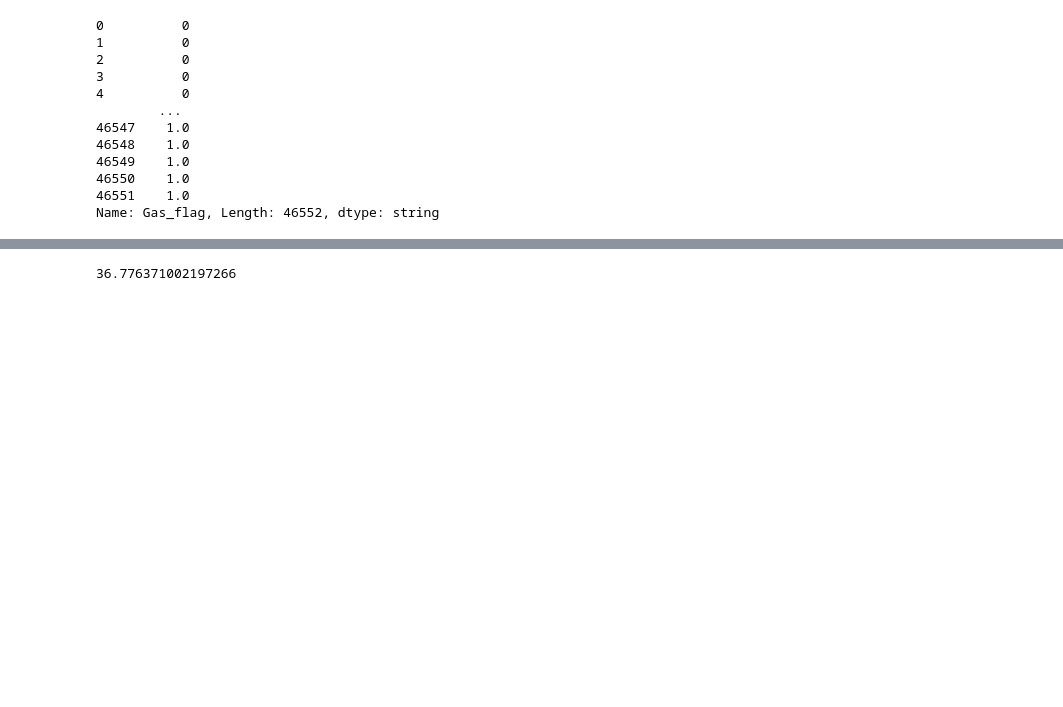
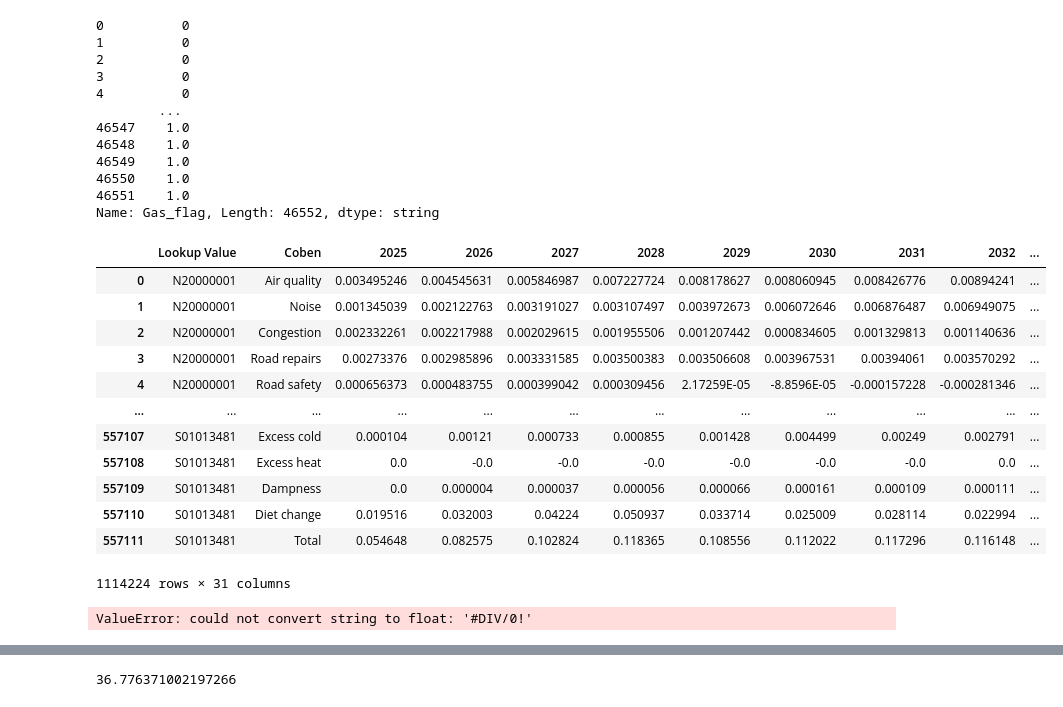
Before and after one commit to gwennan/CoBenefits, a Jupyter notebook: dataProcess.ipynb, the cells around one changed output, grey strips where cells are left out. Drawn from its saved outputs; the diff is of its cells as text; code cells hidden in the pictures; blank space fills up the shorter version.

```diff
--- a/dataProcess.ipynb
+++ b/dataProcess.ipynb
@@ -94,5 +98,21 @@ for i, scenario in enumerate(all_scenarios):
     dfs.append(df_one_scenario)
 df = pd.concat(dfs, axis=0)
 del dfs
+# %%
+df
+# %% [output]
+|  | Lookup Value | Coben | 2025 | 2026 | 2027 | 2028 | 2029 | 2030 | 2031 | 2032 | ... |
+| 0 | N20000001 | Air quality | 0.003495246 | 0.004545631 | 0.005846987 | 0.007227724 | 0.008178627 | 0.008060945 | 0.008426776 | 0.00894241 | ... |
+| 1 | N20000001 | Noise | 0.001345039 | 0.002122763 | 0.003191027 | 0.003107497 | 0.003972673 | 0.006072646 | 0.006876487 | 0.006949075 | ... |
+| 2 | N20000001 | Congestion | 0.002332261 | 0.002217988 | 0.002029615 | 0.001955506 | 0.001207442 | 0.000834605 | 0.001329813 | 0.001140636 | ... |
+| 3 | N20000001 | Road repairs | 0.00273376 | 0.002985896 | 0.003331585 | 0.003500383 | 0.003506608 | 0.003967531 | 0.00394061 | 0.003570292 | ... |
+| 4 | N20000001 | Road safety | 0.000656373 | 0.000483755 | 0.000399042 | 0.000309456 | 2.17259E-05 | -8.8596E-05 | -0.000157228 | -0.000281346 | ... |
+| ... | ... | ... | ... | ... | ... | ... | ... | ... | ... | ... | ... |
+| 557107 | S01013481 | Excess cold | 0.000104 | 0.00121 | 0.000733 | 0.000855 | 0.001428 | 0.004499 | 0.00249 | 0.002791 | ... |
+| 557108 | S01013481 | Excess heat | 0.0 | -0.0 | -0.0 | -0.0 | -0.0 | -0.0 | -0.0 | 0.0 | ... |
+| 557109 | S01013481 | Dampness | 0.0 | 0.000004 | 0.000037 | 0.000056 | 0.000066 | 0.000161 | 0.000109 | 0.000111 | ... |
+| 557110 | S01013481 | Diet change | 0.019516 | 0.032003 | 0.04224 | 0.050937 | 0.033714 | 0.025009 | 0.028114 | 0.022994 | ... |
+| 557111 | S01013481 | Total | 0.054648 | 0.082575 | 0.102824 | 0.118365 | 0.108556 | 0.112022 | 0.117296 | 0.116148 | ... |
+1114224 rows × 31 columns
 # %%
 # Create total column
@@ -100,2 +121,6 @@ df["total (£m)"] = df[ [ f'{i} (£m)' for i in range(2025, 2051)]].sum(axis=1)
+# %%
+df[ [ f'{i}' for i in range(2025, 2051)]] = df[ [ f'{i}' for i in range(2025, 2051)]].astype(float)
+# %% [output]
+ValueError: could not convert string to float: '#DIV/0!'
 # %%
 # Delete all the columns per hh, only keep total value columns
```
Also changed, not shown: parts of 8 cells of this notebook, 8 other files.
